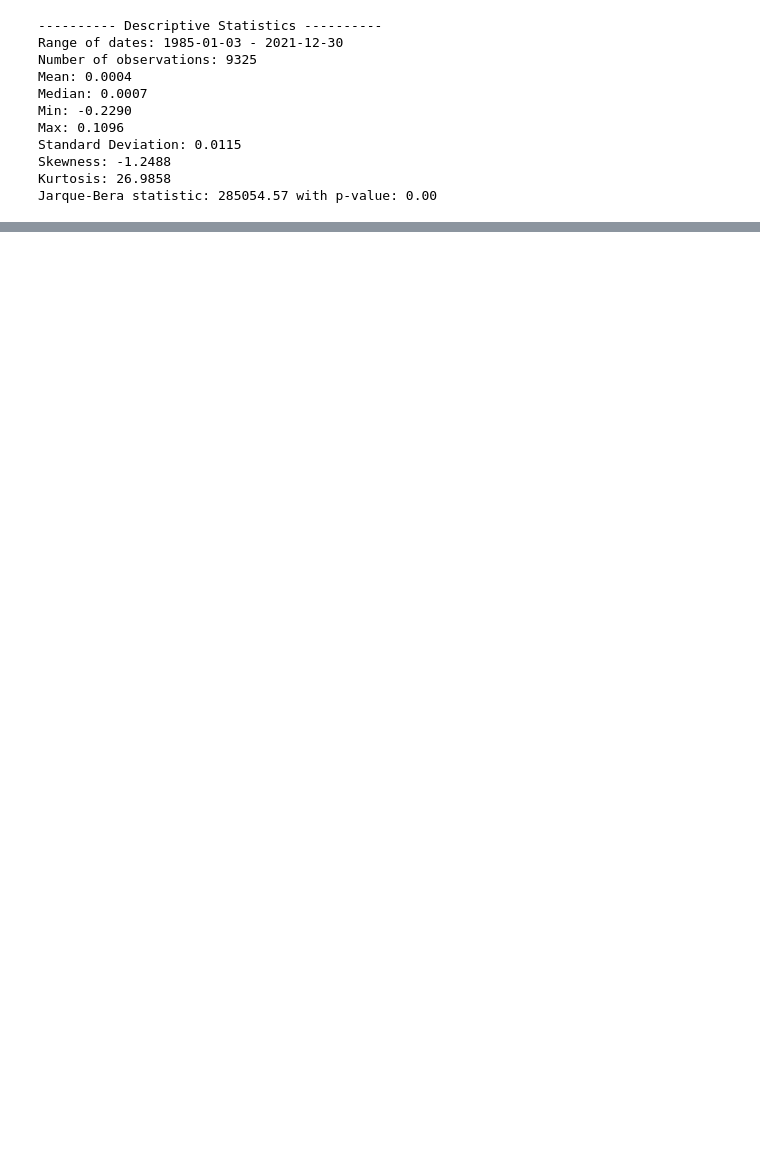
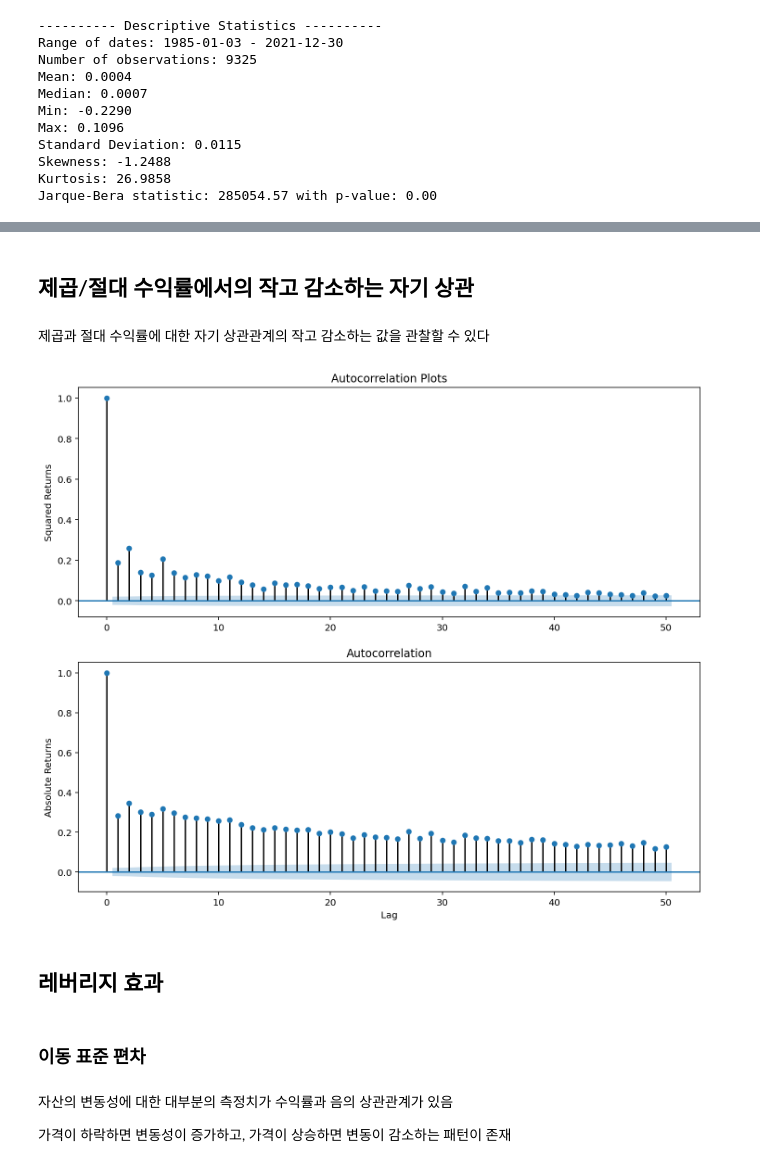
Before and after one commit to namwootree/Basic_Skill, a Jupyter notebook: Time_Series/금융 파이썬 쿡북/1장_금융_데이터와_전처리.ipynb, the cells around one changed output, grey strips where cells are left out. Saved outputs shown, nothing was run; the diff lists cells and outputs as text; code cells hidden in the pictures; blank space fills up the shorter version.

```diff
--- a/Time_Series/금융 파이썬 쿡북/1장_금융_데이터와_전처리.ipynb
+++ b/Time_Series/금융 파이썬 쿡북/1장_금융_데이터와_전처리.ipynb
@@ -376,0 +421,31 @@ Jarque-Bera statistic: 285054.57 with p-value: 0.00
+# %% [markdown]
+## 제곱/절대 수익률에서의 작고 감소하는 자기 상관
+# %% [markdown]
+제곱과 절대 수익률에 대한 자기 상관관계의 작고 감소하는 값을 관찰할 수 있다
+# %%
+fig, ax = plt.subplots(2, 1, figsize=(12, 10))
+
+# 제곱 수익률
+smt.graphics.plot_acf(df.log_rtn ** 2, lags=N_LAGS,
+                      alpha=SIGNIFICANCE_LEVEL, ax = ax[0])
+
+ax[0].set(title='Autocorrelation Plots',
+          ylabel='Squared Returns')
+
+# 절대 수익률
+smt.graphics.plot_acf(np.abs(df.log_rtn), lags=N_LAGS,
+                      alpha=SIGNIFICANCE_LEVEL, ax = ax[1])
+ax[1].set(ylabel='Absolute Returns',
+          xlabel='Lag')
+
+plt.show()
+# %% [output]
+[figure, added]
+# %% [markdown]
+## 레버리지 효과
+# %% [markdown]
+### 이동 표준 편차
+# %% [markdown]
+자산의 변동성에 대한 대부분의 측정치가 수익률과 음의 상관관계가 있음
+
+가격이 하락하면 변동성이 증가하고, 가격이 상승하면 변동이 감소하는 패턴이 존재
```
Also changed, not shown: parts of 19 cells of this notebook.
